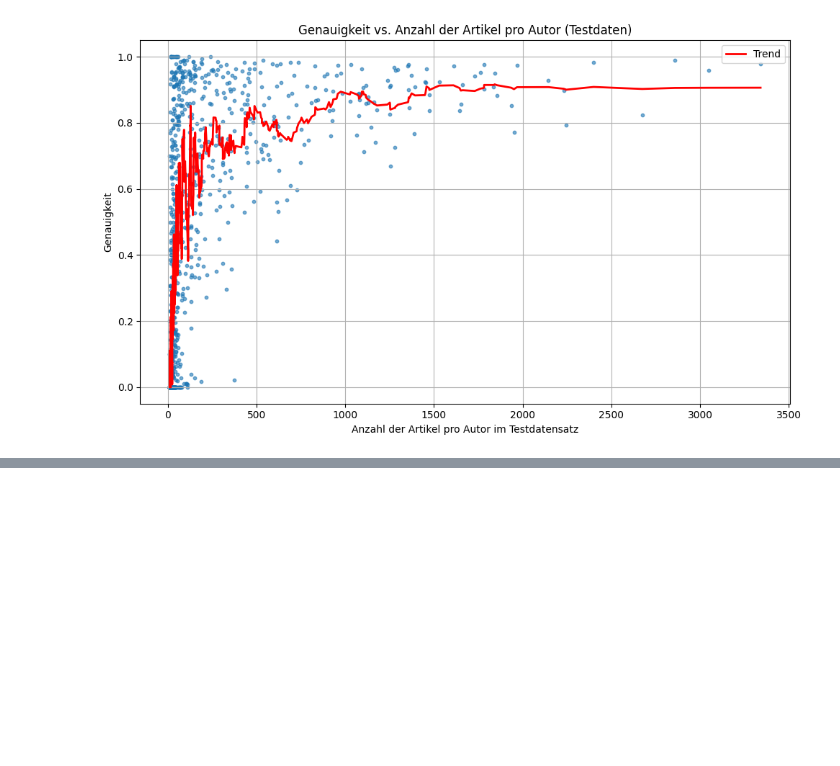
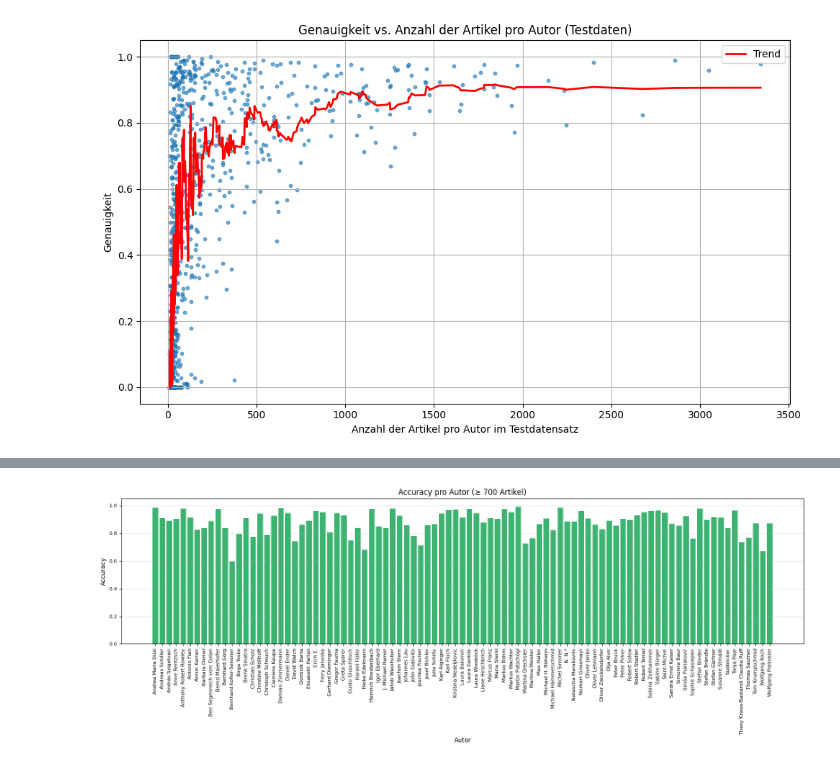
Before and after one commit to danielbelodev/authorship-attribution-bert, a Jupyter notebook: BERT/bert_train.ipynb, the cells around one changed output, grey strips where cells are left out. Drawn from its saved outputs; the diff is of its cells as text; code cells hidden in the pictures; blank space fills up the shorter version.

```diff
--- a/BERT/bert_train.ipynb
+++ b/BERT/bert_train.ipynb
@@ -246,0 +261,47 @@ plt.show()
+# %%
+import pandas as pd
+from sqlalchemy import create_engine
+
+# Beispiel für SQLAlchemy Verbindung (anpassen falls nötig)
+engine = create_engine('mysql+pymysql://root:1234@localhost:3306/test')
+
+# Autoren-Tabelle laden
+authors_df = pd.read_sql("SELECT id, name FROM authors", con=engine)
+
+# Autoren mit ≥700 Artikeln
+author_counts = df['author_id'].value_counts()
+valid_authors = author_counts[author_counts >= 700].index
+df_filtered = df[df['author_id'].isin(valid_authors)].copy()
+
+# Accuracy je Autor
+accuracy_per_author = (
+    df_filtered.groupby('author_id')
+    .apply(lambda x: accuracy_score(x['author_id'], x['predicted']))
+    .reset_index(name='accuracy')
+)
+
+# Namen dazujoinen
+accuracy_with_names = accuracy_per_author.merge(authors_df, left_on='author_id', right_on='id')
+accuracy_with_names = accuracy_with_names.sort_values("name")
+
+# Dynamische Schriftgröße
+num_authors = len(accuracy_with_names)
+fontsize = 8 if num_authors > 80 else 7 if num_authors > 40 else 9
+
+# Plot
+import matplotlib.pyplot as plt
+
+plt.figure(figsize=(16, 6))
+plt.bar(accuracy_with_names['name'], accuracy_with_names['accuracy'], color="mediumseagreen")
+plt.xticks(rotation=90, fontsize=fontsize)
+plt.yticks(fontsize=8)
+plt.ylim(0, 1.05)
+plt.xlabel("Autor", fontsize=10)
+plt.ylabel("Accuracy", fontsize=10)
+plt.title("Accuracy pro Autor (≥ 700 Artikel)", fontsize=12)
+plt.grid(axis='y', linestyle='--', alpha=0.5)
+plt.tight_layout()
+plt.savefig("accuracy_per_author_named_barchart.png", dpi=300)
+plt.show()
+# %% [output]
+[figure, added]
```
Also changed, not shown: parts of 2 cells of this notebook, 5 other files.
